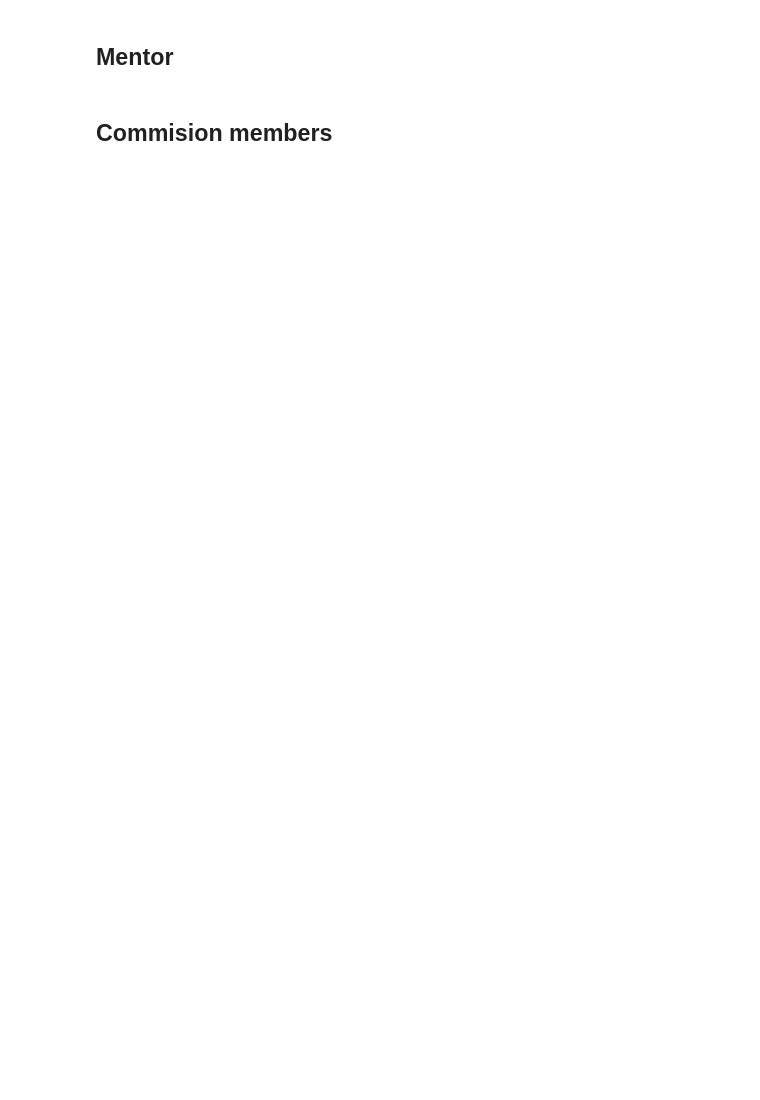
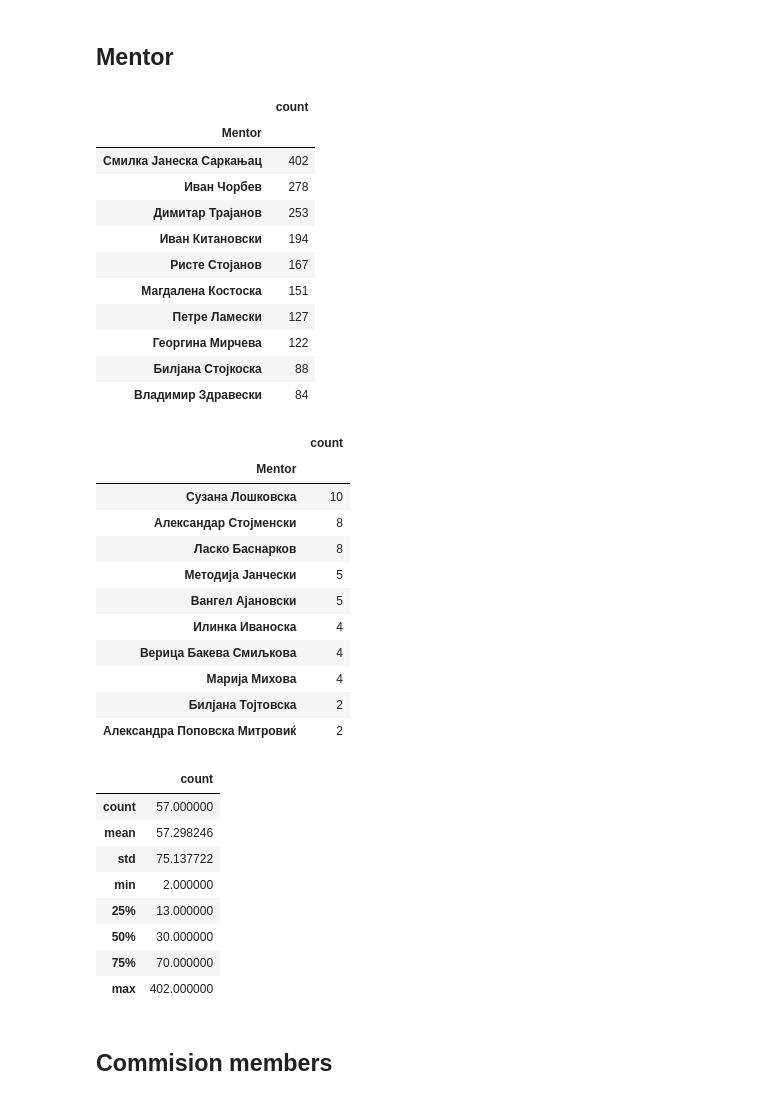
Before and after one commit to mario-p1/thesis-committee-graph, a Jupyter notebook: eda.ipynb, the cells around one changed output. Saved outputs shown, nothing was run; the diff lists cells and outputs as text; code cells hidden in the pictures; blank space fills up the shorter version.

```diff
--- a/eda.ipynb
+++ b/eda.ipynb
@@ -22,8 +49,43 @@ plt.show()
 ## Mentor
 # %%
 mentor_counts = df["Mentor"].value_counts().to_frame()
-display(mentor_counts.head(20))
-display(mentor_counts.tail(20))
+display(mentor_counts.head(10))
+display(mentor_counts.tail(10))
+display(mentor_counts.describe())
+# %% [output]
+|  | count |
+| Mentor |  |
+| Смилка Јанеска Саркањац | 402 |
+| Иван Чорбев | 278 |
+| Димитар Трајанов | 253 |
+| Иван Китановски | 194 |
+| Ристе Стојанов | 167 |
+| Магдалена Костоска | 151 |
+| Петре Ламески | 127 |
+| Георгина Мирчева | 122 |
+| Билјана Стојкоска | 88 |
+| Владимир Здравески | 84 |
+|  | count |
+| Mentor |  |
+| Сузана Лошковска | 10 |
+| Александар Стојменски | 8 |
+| Ласко Баснарков | 8 |
+| Методија Јанчески | 5 |
+| Вангел Ајановски | 5 |
+| Илинка Иваноска | 4 |
+| Верица Бакева Смиљкова | 4 |
+| Марија Михова | 4 |
+| Билјана Тојтовска | 2 |
+| Александра Поповска Митровиќ | 2 |
+|  | count |
+| count | 57.000000 |
+| mean | 57.298246 |
+| std | 75.137722 |
+| min | 2.000000 |
+| 25% | 13.000000 |
+| 50% | 30.000000 |
+| 75% | 70.000000 |
+| max | 402.000000 |
 # %% [markdown]
 ## Commision members
 # %%
```
Also changed, not shown: parts of 8 cells of this notebook.
